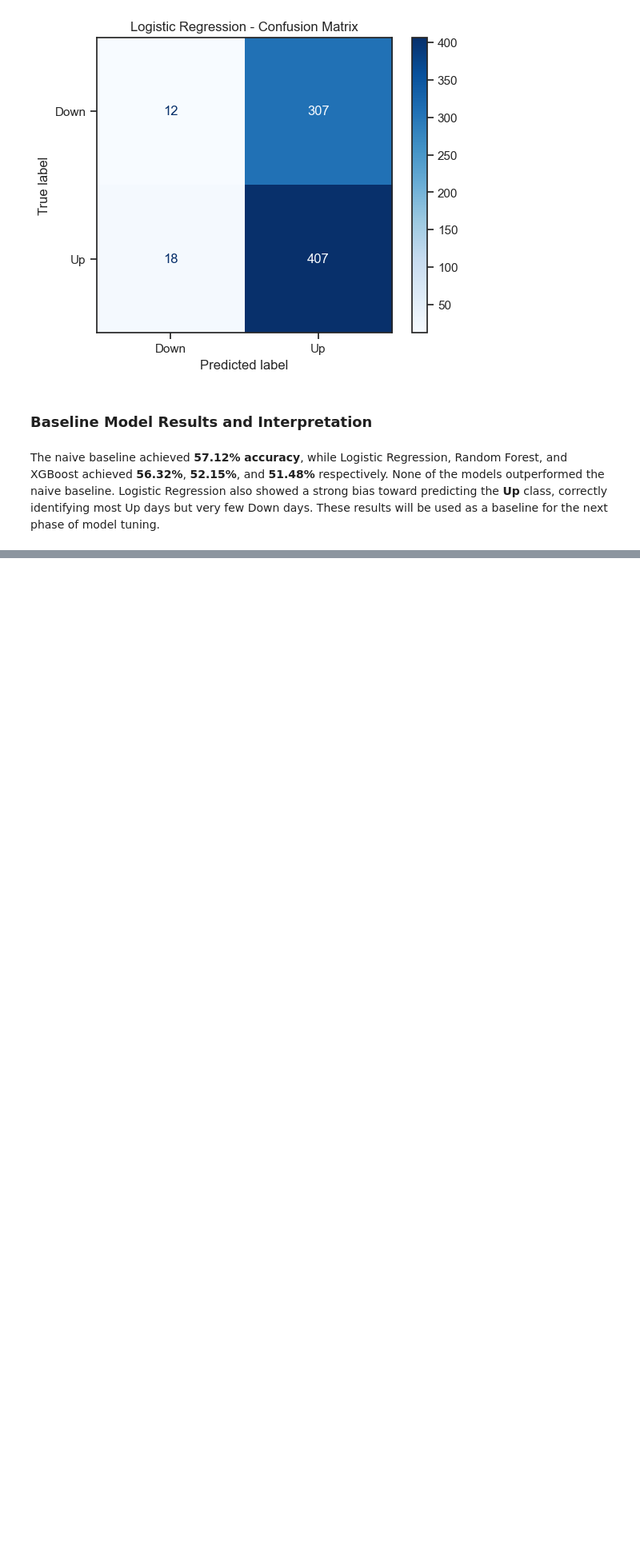
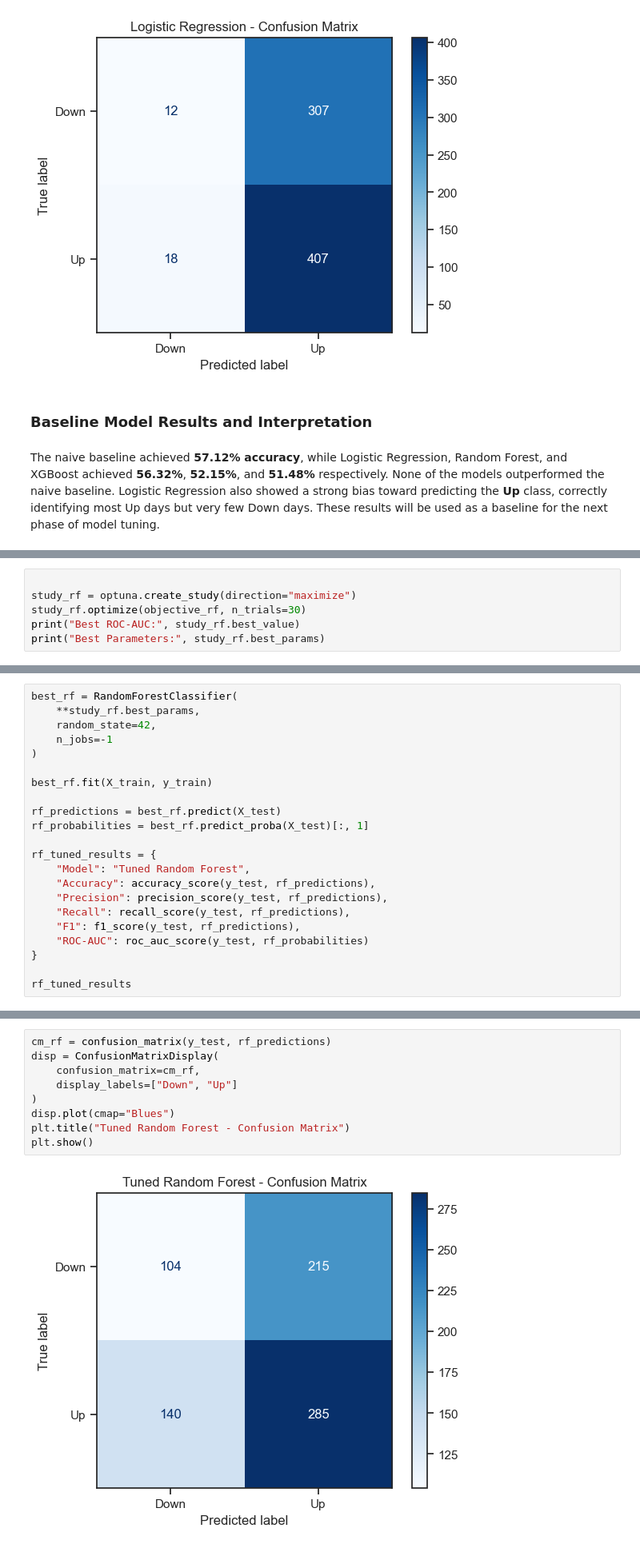
Before and after one commit to Junaid-Haider/Stock-Price-Direction-Predictor, a Jupyter notebook: notebooks/analysis.ipynb, the cells around one changed output, grey strips where cells are left out. Shown at 80% size. Drawn from its saved outputs; the diff is of its cells as text; blank space fills up the shorter version.

Commit message:
Performed HyperPramteter Tuning using Optuna and analyzed results.

```diff
--- a/notebooks/analysis.ipynb
+++ b/notebooks/analysis.ipynb
@@ -948,0 +981,6 @@ These results will be used as a baseline for the next phase of model tuning.
+# %%
+
+study_rf = optuna.create_study(direction="maximize")
+study_rf.optimize(objective_rf, n_trials=30)
+print("Best ROC-AUC:", study_rf.best_value)
+print("Best Parameters:", study_rf.best_params)
@@ -948,0 +1007,22 @@ These results will be used as a baseline for the next phase of model tuning.
+# %%
+best_rf = RandomForestClassifier(
+    **study_rf.best_params,
+    random_state=42,
+    n_jobs=-1
+)
+
+best_rf.fit(X_train, y_train)
+
+rf_predictions = best_rf.predict(X_test)
+rf_probabilities = best_rf.predict_proba(X_test)[:, 1]
+
+rf_tuned_results = {
+    "Model": "Tuned Random Forest",
+    "Accuracy": accuracy_score(y_test, rf_predictions),
+    "Precision": precision_score(y_test, rf_predictions),
+    "Recall": recall_score(y_test, rf_predictions),
+    "F1": f1_score(y_test, rf_predictions),
+    "ROC-AUC": roc_auc_score(y_test, rf_probabilities)
+}
+
+rf_tuned_results
@@ -948,0 +1152,11 @@ These results will be used as a baseline for the next phase of model tuning.
+# %%
+cm_rf = confusion_matrix(y_test, rf_predictions)
+disp = ConfusionMatrixDisplay(
+    confusion_matrix=cm_rf,
+    display_labels=["Down", "Up"]
+)
+disp.plot(cmap="Blues")
+plt.title("Tuned Random Forest - Confusion Matrix")
+plt.show()
+# %% [output]
+[figure, added]
```
Also changed, not shown: parts of 16 cells of this notebook.
